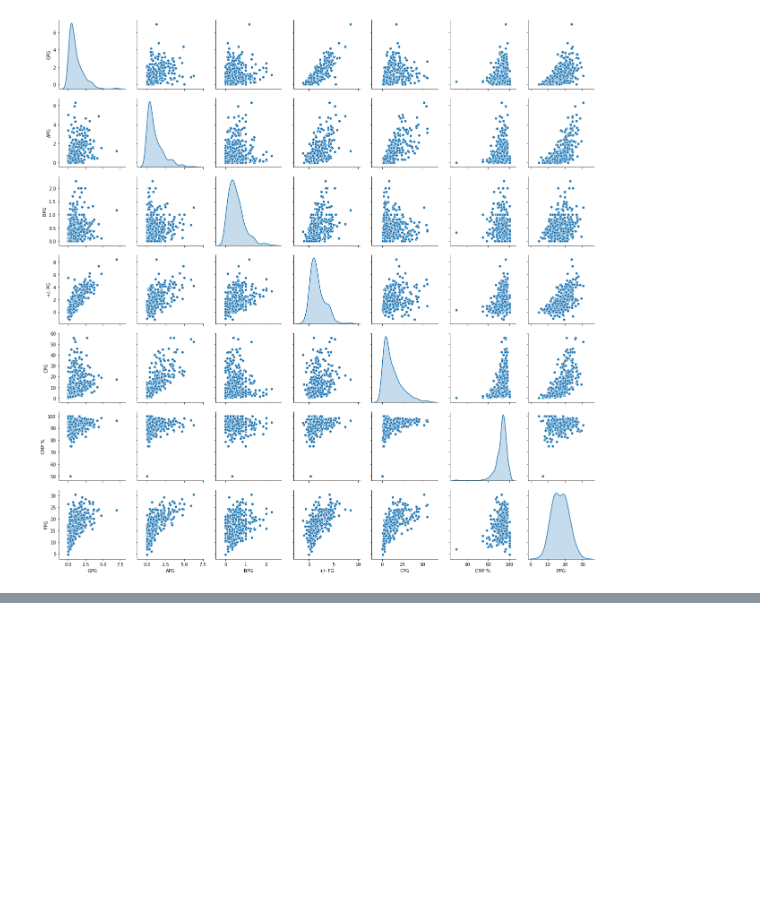
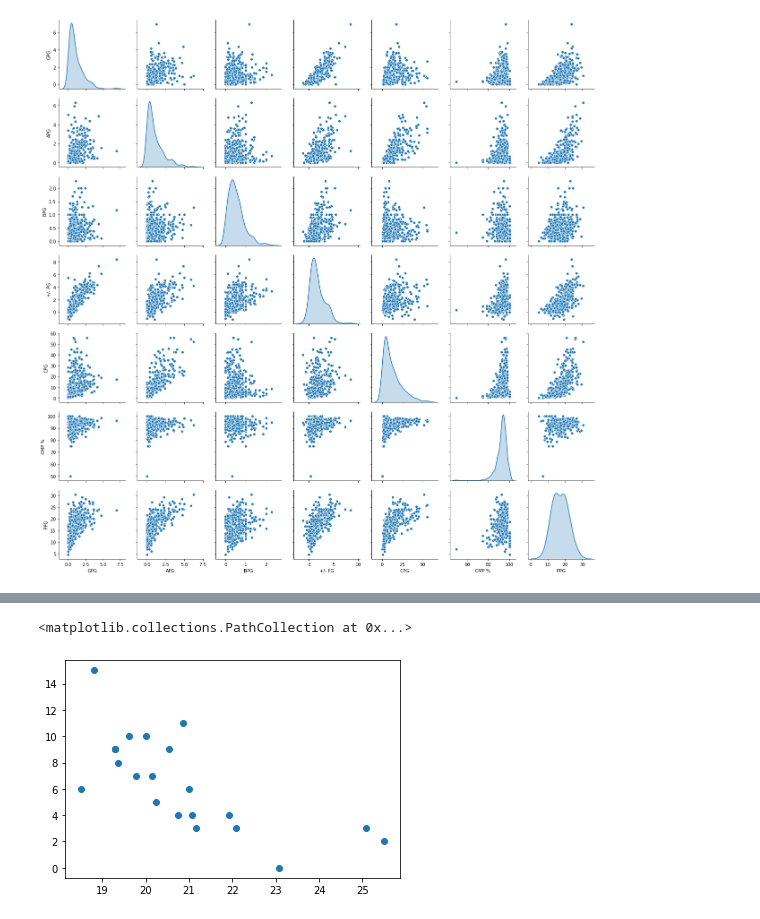
Before and after one commit to Samcfuchs/2950, a Jupyter notebook: notebooks/main.ipynb, the cells around one changed output, grey strips where cells are left out. Drawn from its saved outputs; the diff is of its cells as text; code cells hidden in the pictures; blank space fills up the shorter version.

```diff
--- a/notebooks/main.ipynb
+++ b/notebooks/main.ipynb
@@ -164,0 +174,9 @@ plt.show()
+# %%
+x = team_stats['PAPG']
+y = team_stats.W
+
+plt.scatter(x,y)
+plt.show()
+# %% [output]
+<matplotlib.collections.PathCollection at 0x...>
+[figure, added]
```
Also changed, not shown: parts of 2 cells of this notebook.
